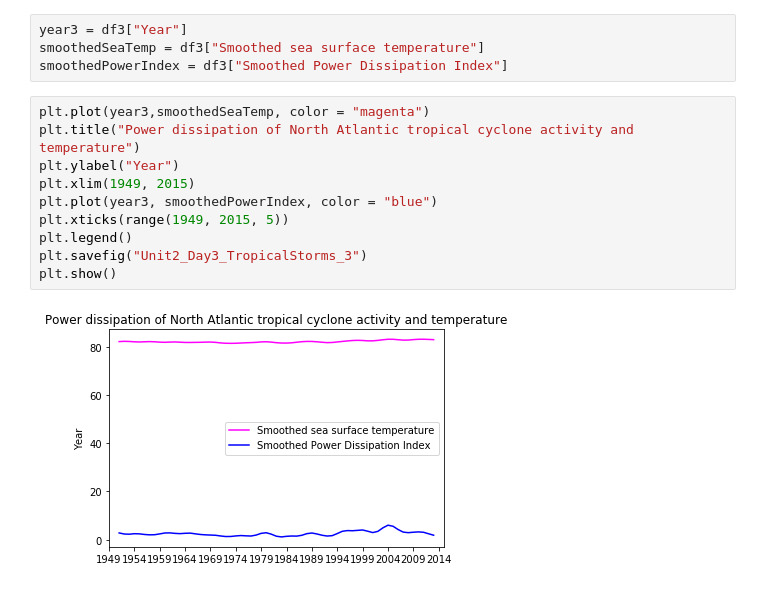
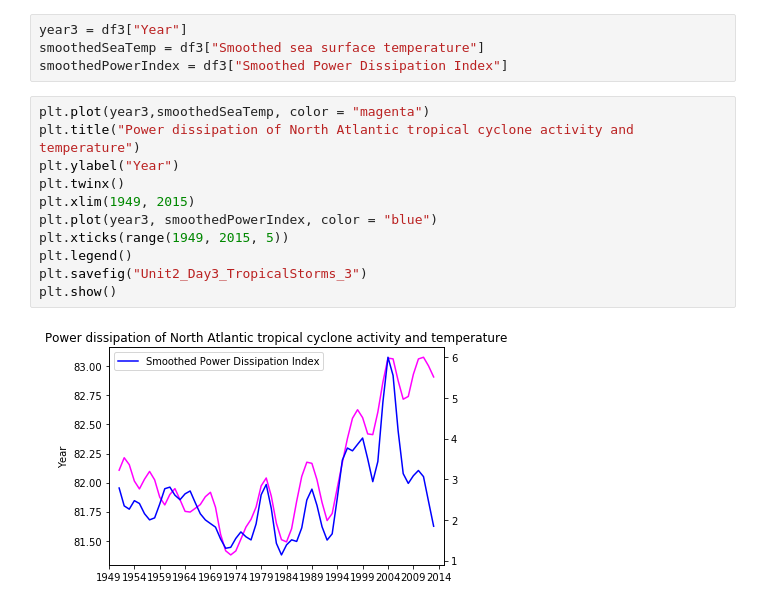
Before and after one commit to ArianaCameryn/BridgeUp, a Jupyter notebook: Unit2_Day3_TropicalStorms.ipynb, the cells around one changed output. Saved outputs shown, nothing was run; the diff lists cells and outputs as text.

```diff
--- a/Unit2_Day3_TropicalStorms.ipynb
+++ b/Unit2_Day3_TropicalStorms.ipynb
@@ -168,12 +168,13 @@ smoothedPowerIndex = df3["Smoothed Power Dissipation Index"]
 # %%
 plt.plot(year3,smoothedSeaTemp, color = "magenta")
 plt.title("Power dissipation of North Atlantic tropical cyclone activity and temperature")
 plt.ylabel("Year")
+plt.twinx()
 plt.xlim(1949, 2015)
 plt.plot(year3, smoothedPowerIndex, color = "blue")
 plt.xticks(range(1949, 2015, 5))
 plt.legend()
 plt.savefig("Unit2_Day3_TropicalStorms_3")
 plt.show()
 # %% [output]
-[figure, old version]
+[figure, new version]
```
